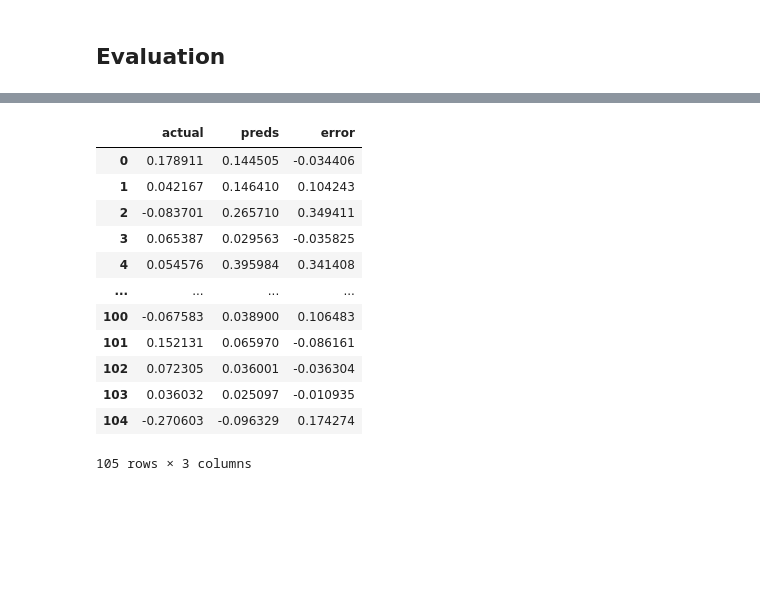
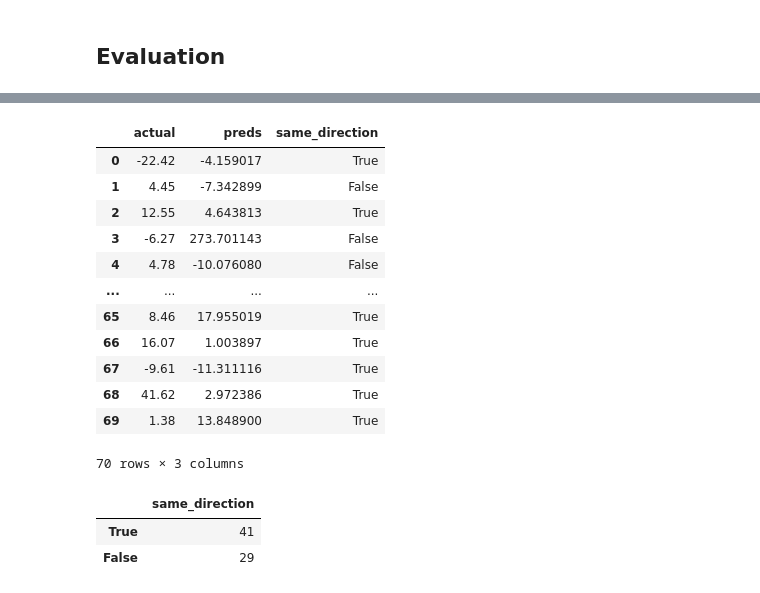
Before and after one commit to marcosan93/Medium-Misc-Tutorials, a Jupyter notebook: Linear-Regression-Crypto.ipynb, the cells around one changed output, grey strips where cells are left out. Cells and saved outputs as stored; diff of their text form; code cells hidden in the pictures; blank space fills up the shorter version.

```diff
--- a/Linear-Regression-Crypto.ipynb
+++ b/Linear-Regression-Crypto.ipynb
@@ -61,0 +49,4 @@ df
+# %%
+df = getCryptoPrice(ticker="BTC-USD", n_days=400)
+
+df
@@ -146,0 +148,4 @@ new_df
+# %%
+new_df = transformData(df)
+
+new_df
@@ -153,7 +173,7 @@ X = new_df.drop('future_10_days', axis=1)
 y = new_df[['future_10_days']]
 
 X_train, X_test, y_train, y_test = train_test_split(
-    X, y, test_size=0.10
+    X, y, test_size=0.20
 )
 # %%
 # Model object
@@ -178,25 +220,36 @@ mean_squared_error(
 # %%
 # Making a comparison DF
 compare = pd.DataFrame()
 
 compare['actual'] = y_test['future_10_days'].reset_index(drop=True)
 
 compare['preds'] = preds
 
-compare['error'] = compare['preds'] - compare['actual']
+# Check to see if the predictions at least point in the correct direction
+compare['same_direction'] = (
+    compare['actual'].apply(lambda x: x>0)==compare['preds'].apply(lambda x: x>0)
+)
 
-compare
+display(compare)
+
+# How often did predictions land in the same direction as the actual values?
+dir_df = compare['same_direction'].value_counts().to_frame()
+
+dir_df
 # %% [output]
-|  | actual | preds | error |
-| 0 | 0.178911 | 0.144505 | -0.034406 |
-| 1 | 0.042167 | 0.146410 | 0.104243 |
-| 2 | -0.083701 | 0.265710 | 0.349411 |
-| 3 | 0.065387 | 0.029563 | -0.035825 |
-| 4 | 0.054576 | 0.395984 | 0.341408 |
+|  | actual | preds | same_direction |
+| 0 | -22.42 | -4.159017 | True |
+| 1 | 4.45 | -7.342899 | False |
+| 2 | 12.55 | 4.643813 | True |
+| 3 | -6.27 | 273.701143 | False |
+| 4 | 4.78 | -10.076080 | False |
 | ... | ... | ... | ... |
-| 100 | -0.067583 | 0.038900 | 0.106483 |
-| 101 | 0.152131 | 0.065970 | -0.086161 |
-| 102 | 0.072305 | 0.036001 | -0.036304 |
-| 103 | 0.036032 | 0.025097 | -0.010935 |
-| 104 | -0.270603 | -0.096329 | 0.174274 |
+| 65 | 8.46 | 17.955019 | True |
+| 66 | 16.07 | 1.003897 | True |
+| 67 | -9.61 | -11.311116 | True |
+| 68 | 41.62 | 2.972386 | True |
+| 69 | 1.38 | 13.848900 | True |
-105 rows × 3 columns
+70 rows × 3 columns
+|  | same_direction |
+| True | 41 |
+| False | 29 |
```
Also changed, not shown: parts of 9 cells of this notebook.
